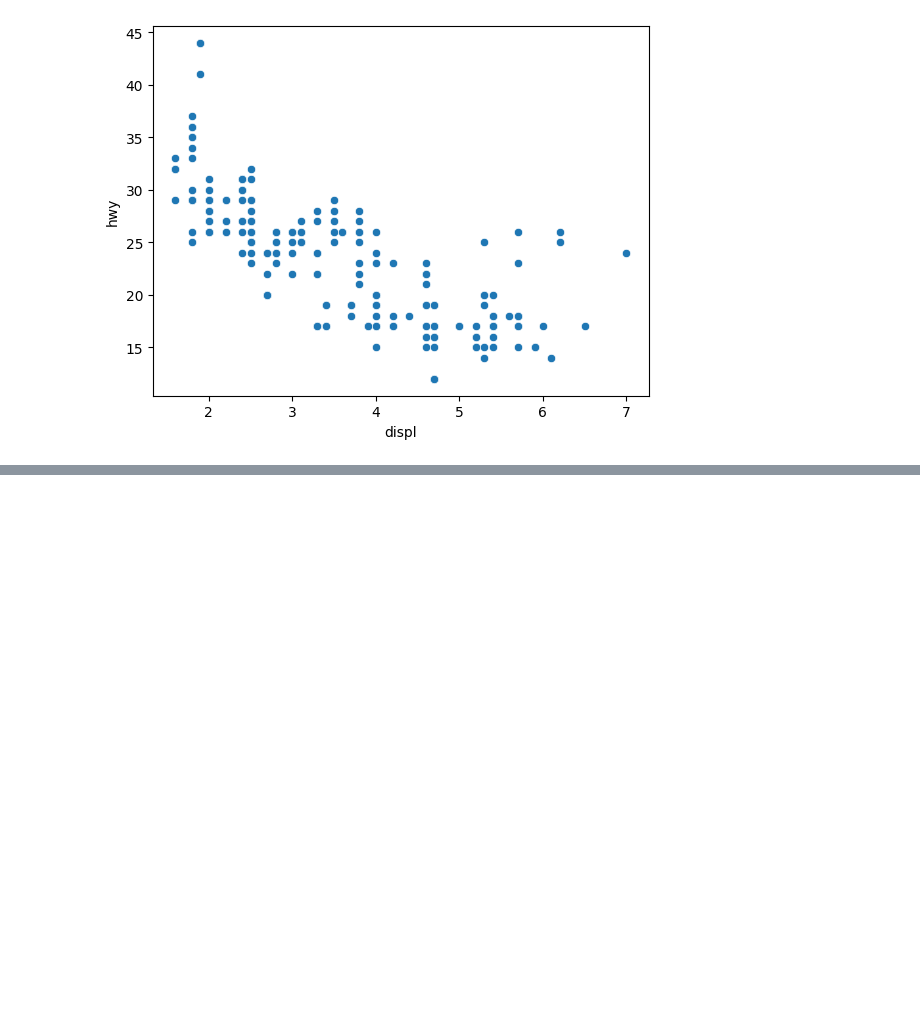
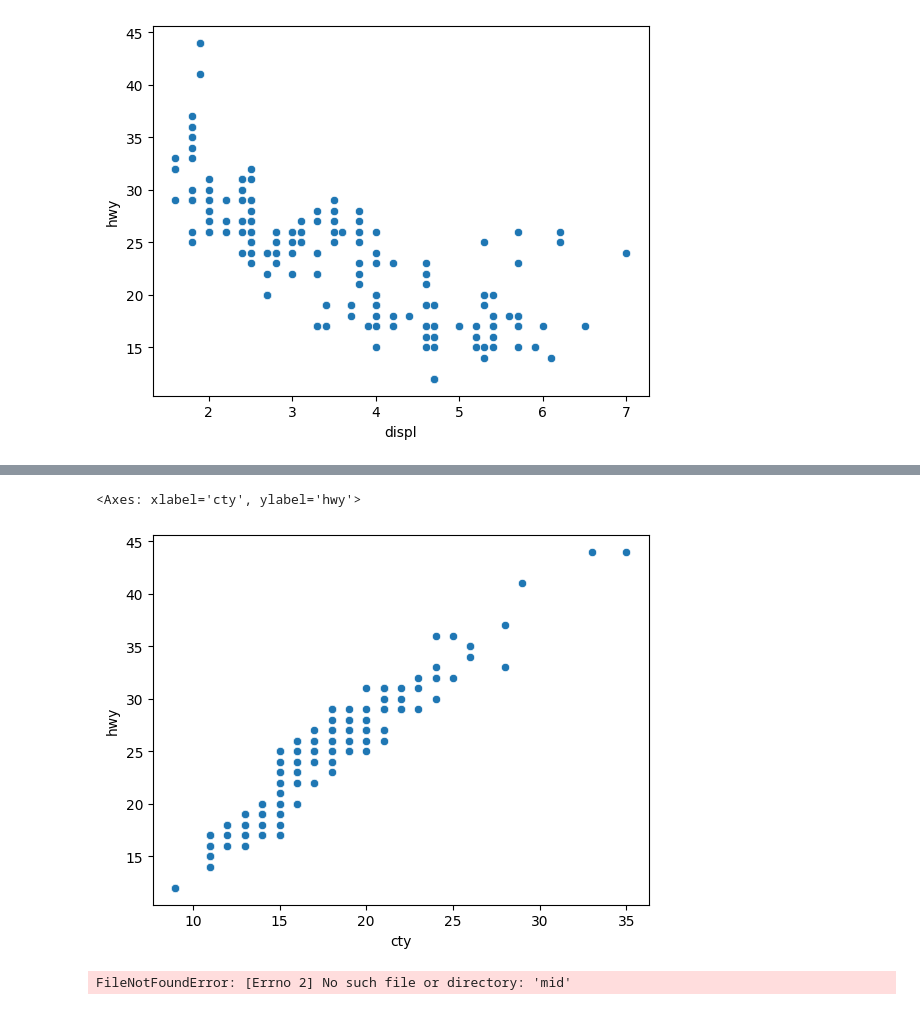
Before and after one commit to LYB9736/kit_bigdata, a Jupyter notebook: src/chapter08.ipynb, the cells around one changed output, grey strips where cells are left out. Cells and saved outputs as stored; diff of their text form; code cells hidden in the pictures; blank space fills up the shorter version.

```diff
--- a/src/chapter08.ipynb
+++ b/src/chapter08.ipynb
@@ -26,0 +38,9 @@ sns.scatterplot(data = mpg, x = 'displ', y = 'hwy')
+# %%
+sns.scatterplot(data = mpg, x = 'cty', y = 'hwy')
+# %% [output]
+<Axes: xlabel='cty', ylabel='hwy'>
+[figure, added]
+# %%
+midwest = pd.read_csv('mid')
+# %% [output]
+FileNotFoundError: [Errno 2] No such file or directory: 'mid'
```
Also changed, not shown: parts of 31 cells of this notebook.
